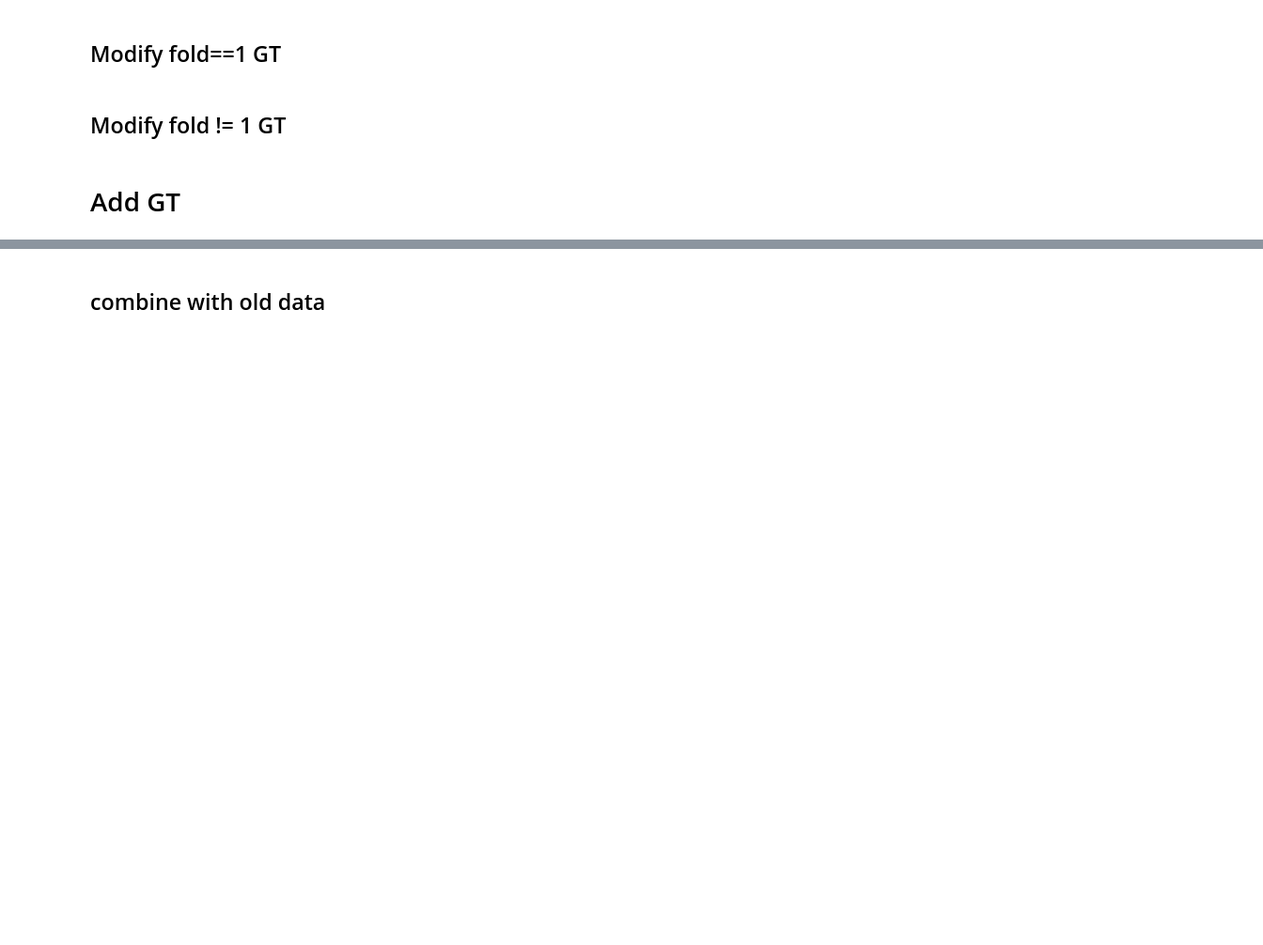
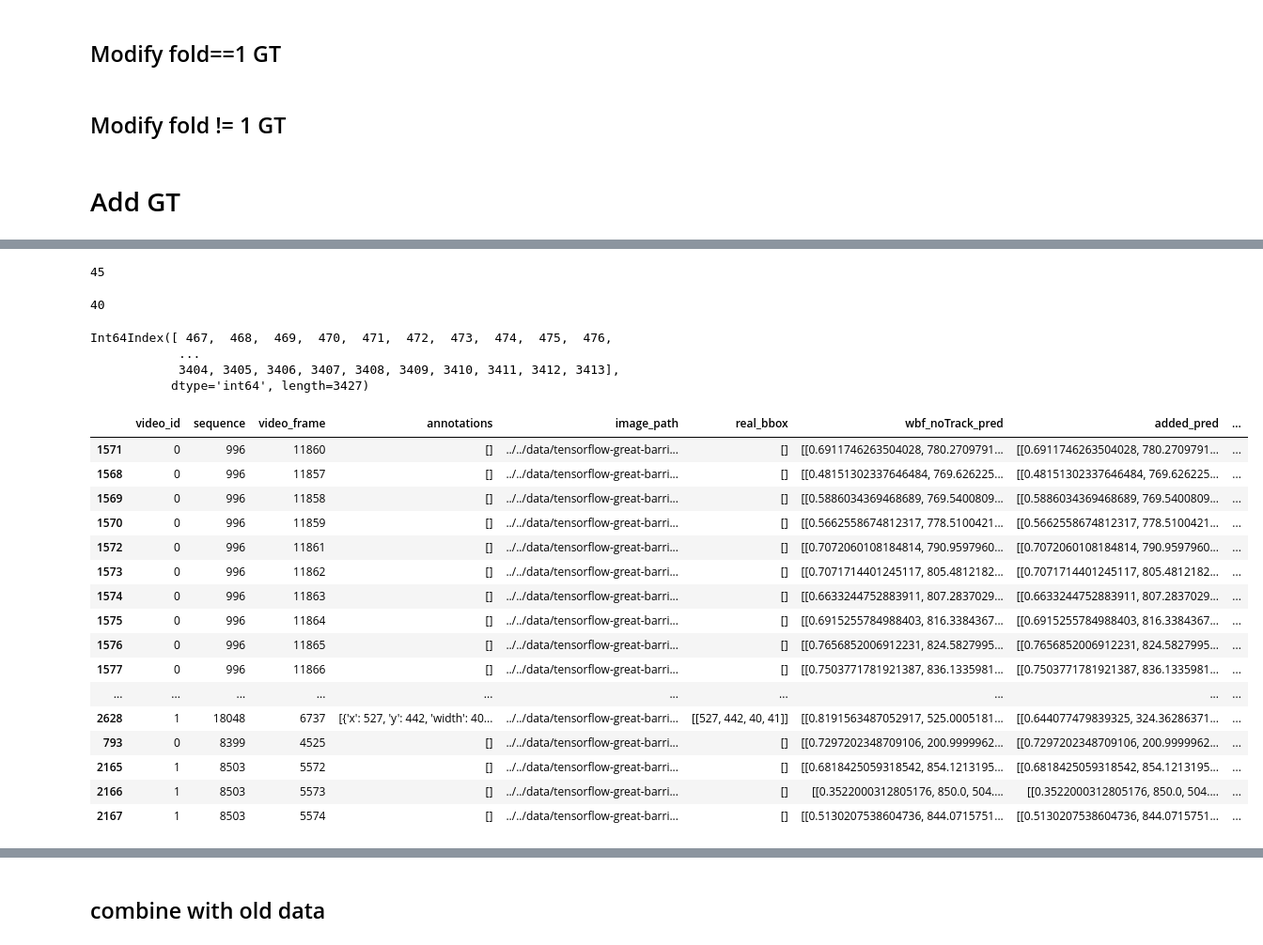
Before and after one commit to ZiyueWang25/Kaggle_TGBR, a Jupyter notebook: notebook/AddGT.ipynb, the cells around one changed output, grey strips where cells are left out. Shown at 94% size. Saved outputs shown, nothing was run; the diff lists cells and outputs as text; code cells hidden in the pictures; blank space fills up the shorter version.

```diff
--- a/notebook/AddGT.ipynb
+++ b/notebook/AddGT.ipynb
@@ -256,6 +322,6 @@ df_oof.head()
 # %%
 df['wbf_pred'] = None
-df.loc[df['fold']==1, 'wbf_pred'] = df_oof['track_pred']
+df.loc[df['fold']==1, 'wbf_pred'] = df_oof['notrack_pred']
 # %%
 df_pred1 = util.load_pickle("whole_pred_0204_yolov5s6_B.pkl")
 df_pred2 = util.load_pickle("whole_pred_0205_yolov5m6_B_LS02.pkl")
@@ -465,2 +599,3 @@ for idx, row in df_new.iterrows():
 # %%
 df_new['new_real_bbox'] = df_new.apply(lambda x: x['real_bbox'] + [p[1:] for p in x['added_pred']], axis=1)
+df_new['wbf_pred'] = df_new['new_real_bbox'].apply(lambda pp:  [[1] + p for p in pp])
@@ -468,0 +604,3 @@ df_new['new_real_bbox'].iloc[20:].iloc[0][0]
+# %%
+df_new["new_real_bbox"] = [list([]) for _ in range(df_new.shape[0])]
+df_new["wbf_pred"] = [list([]) for _ in range(df_new.shape[0])]
@@ -468,0 +642,58 @@ df_new['new_real_bbox'].iloc[20:].iloc[0][0]
+# %%
+appeared = set([])
+removed_FP = 0
+manual_process = []
+for i in range(len(pairs)//2):
+    video_id = pairs[i * 2]
+    video_frame = pairs[i * 2 + 1]
+    if (video_id, video_frame) in appeared:
+        continue
+    else:
+        appeared.add((video_id, video_frame))
+    idx = df_new.query("video_id == @video_id and video_frame == @video_frame").index[0]
+    if len(df_new.loc[idx, 'added_pred']) <= 1:
+        removed_FP += len(df_new.loc[idx,'added_pred'])
+        df_new.at[idx, 'added_pred'] = []
+    else:
+        manual_process.extend([video_id, video_frame])
+print(removed_FP)
+# %% [output]
+45
+# %%
+len(manual_process)
+# %% [output]
+40
+# %%
+df_new.index
+# %% [output]
+Int64Index([ 467,  468,  469,  470,  471,  472,  473,  474,  475,  476,
+            ...
+            3404, 3405, 3406, 3407, 3408, 3409, 3410, 3411, 3412, 3413],
+           dtype='int64', length=3427)
+# %%
+tmp = []
+mannual_process_df = None
+for i in range(len(manual_process)//2):
+    video_id = manual_process[i * 2]
+    video_frame = manual_process[i * 2 + 1]
+    tmp.append(df_new.query("video_id == @video_id and video_frame == @video_frame").copy())
+mannual_process_df = pd.concat(tmp)
+mannual_process_df
+# %% [output]
+|  | video_id | sequence | video_frame | annotations | image_path | real_bbox | wbf_noTrack_pred | added_pred | ... |
+| 1571 | 0 | 996 | 11860 | [] | ../../data/tensorflow-great-barri... | [] | [[0.6911746263504028, 780.2709791... | [[0.6911746263504028, 780.2709791... | ... |
+| 1568 | 0 | 996 | 11857 | [] | ../../data/tensorflow-great-barri... | [] | [[0.48151302337646484, 769.626225... | [[0.48151302337646484, 769.626225... | ... |
+| 1569 | 0 | 996 | 11858 | [] | ../../data/tensorflow-great-barri... | [] | [[0.5886034369468689, 769.5400809... | [[0.5886034369468689, 769.5400809... | ... |
+| 1570 | 0 | 996 | 11859 | [] | ../../data/tensorflow-great-barri... | [] | [[0.5662558674812317, 778.5100421... | [[0.5662558674812317, 778.5100421... | ... |
+| 1572 | 0 | 996 | 11861 | [] | ../../data/tensorflow-great-barri... | [] | [[0.7072060108184814, 790.9597960... | [[0.7072060108184814, 790.9597960... | ... |
+| 1573 | 0 | 996 | 11862 | [] | ../../data/tensorflow-great-barri... | [] | [[0.7071714401245117, 805.4812182... | [[0.7071714401245117, 805.4812182... | ... |
+| 1574 | 0 | 996 | 11863 | [] | ../../data/tensorflow-great-barri... | [] | [[0.6633244752883911, 807.2837029... | [[0.6633244752883911, 807.2837029... | ... |
+| 1575 | 0 | 996 | 11864 | [] | ../../data/tensorflow-great-barri... | [] | [[0.6915255784988403, 816.3384367... | [[0.6915255784988403, 816.3384367... | ... |
+| 1576 | 0 | 996 | 11865 | [] | ../../data/tensorflow-great-barri... | [] | [[0.7656852006912231, 824.5827995... | [[0.7656852006912231, 824.5827995... | ... |
+| 1577 | 0 | 996 | 11866 | [] | ../../data/tensorflow-great-barri... | [] | [[0.7503771781921387, 836.1335981... | [[0.7503771781921387, 836.1335981... | ... |
+| ... | ... | ... | ... | ... | ... | ... | ... | ... | ... |
+| 2628 | 1 | 18048 | 6737 | [{'x': 527, 'y': 442, 'width': 40... | ../../data/tensorflow-great-barri... | [[527, 442, 40, 41]] | [[0.8191563487052917, 525.0005181... | [[0.644077479839325, 324.36286371... | ... |
+| 793 | 0 | 8399 | 4525 | [] | ../../data/tensorflow-great-barri... | [] | [[0.7297202348709106, 200.9999962... | [[0.7297202348709106, 200.9999962... | ... |
+| 2165 | 1 | 8503 | 5572 | [] | ../../data/tensorflow-great-barri... | [] | [[0.6818425059318542, 854.1213195... | [[0.6818425059318542, 854.1213195... | ... |
+| 2166 | 1 | 8503 | 5573 | [] | ../../data/tensorflow-great-barri... | [] | [[0.3522000312805176, 850.0, 504.... | [[0.3522000312805176, 850.0, 504.... | ... |
+| 2167 | 1 | 8503 | 5574 | [] | ../../data/tensorflow-great-barri... | [] | [[0.5130207538604736, 844.0715751... | [[0.5130207538604736, 844.0715751... | ... |
```
Also changed, not shown: parts of 67 cells of this notebook, 8 other files.
